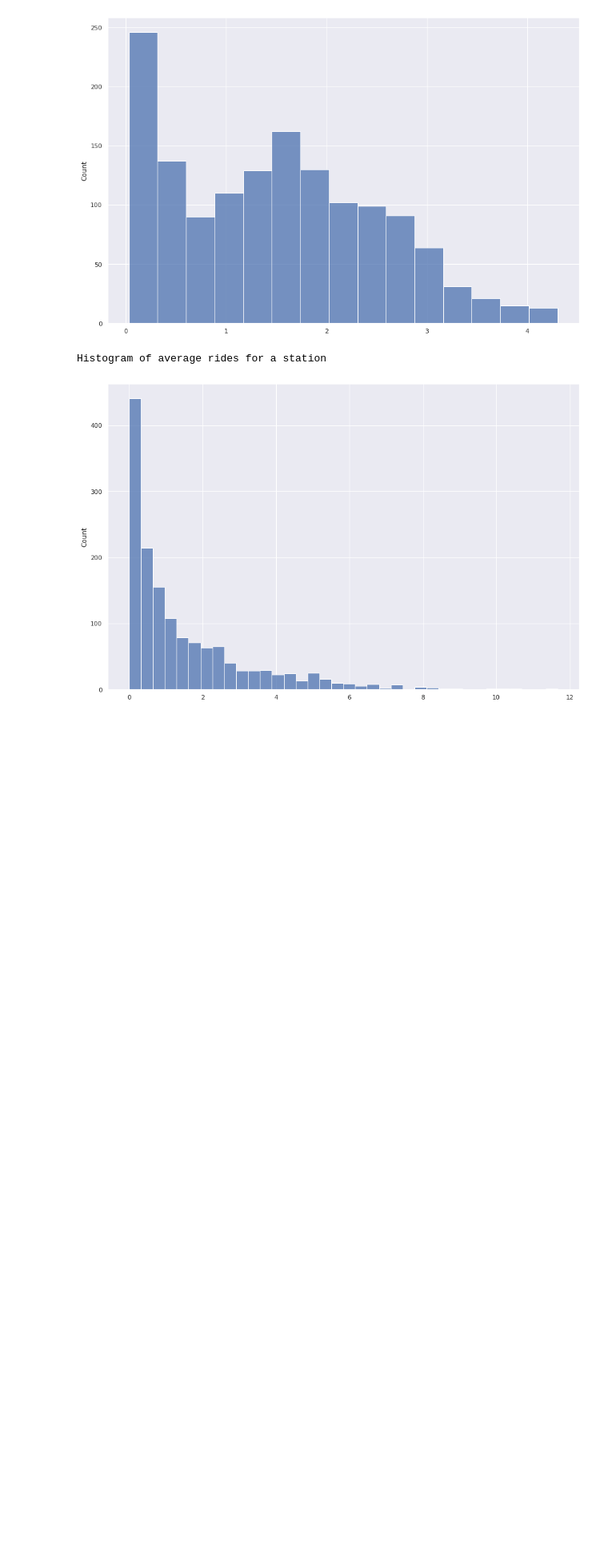
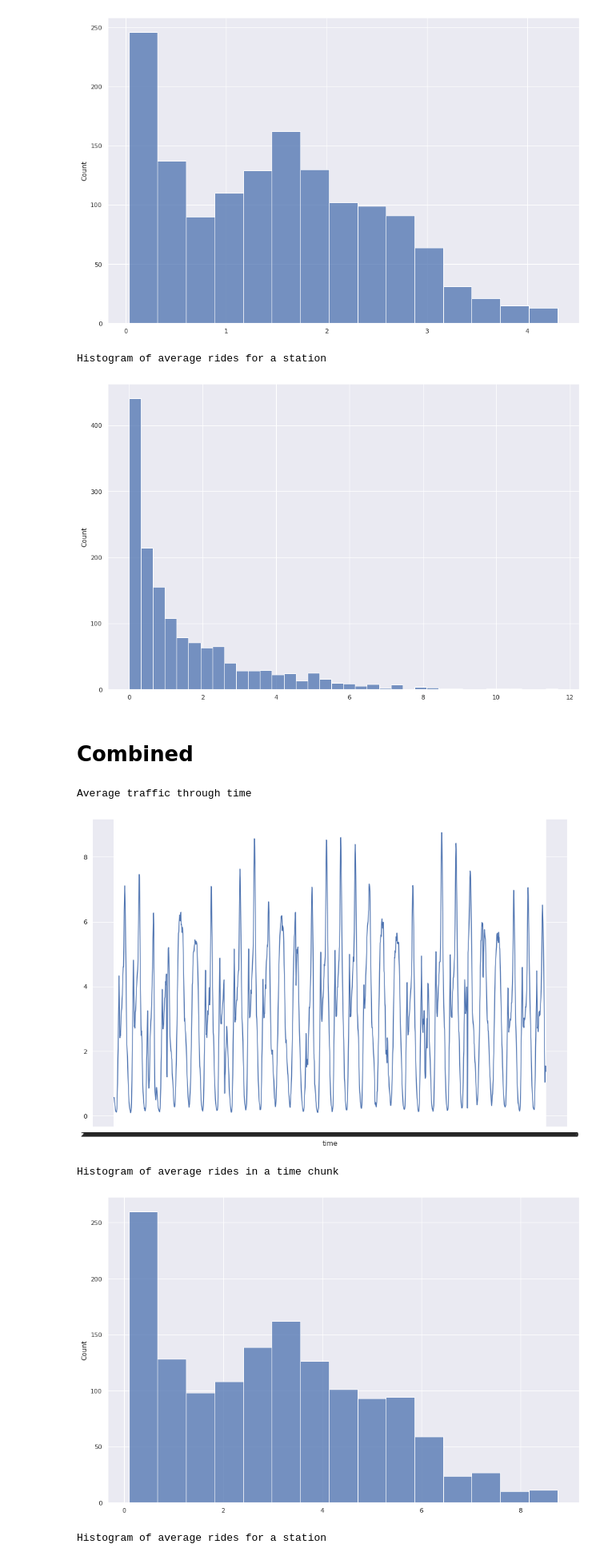
Before and after one commit to alexrsaff/GBDS_Project, a Jupyter notebook: jupyter/graphs.ipynb, the cells around one changed output. Shown at 80% size. Drawn from its saved outputs; the diff is of its cells as text; code cells hidden in the pictures; blank space fills up the shorter version.

Commit message:
Add combined data

```diff
--- a/jupyter/graphs.ipynb
+++ b/jupyter/graphs.ipynb
@@ -40,3 +40,13 @@ Histogram of average rides in a time chunk
 [figure]
 Histogram of average rides for a station
 [figure]
+# %% [markdown]
+# Combined
+# %%
+show_graphs(pd.read_csv('../processed_data/combined.csv'))
+# %% [output]
+Average traffic through time
+[figure, added]
+Histogram of average rides in a time chunk
+[figure, added]
+Histogram of average rides for a station
```
Also changed, not shown: parts of 1 cell of this notebook, 2 other files.
